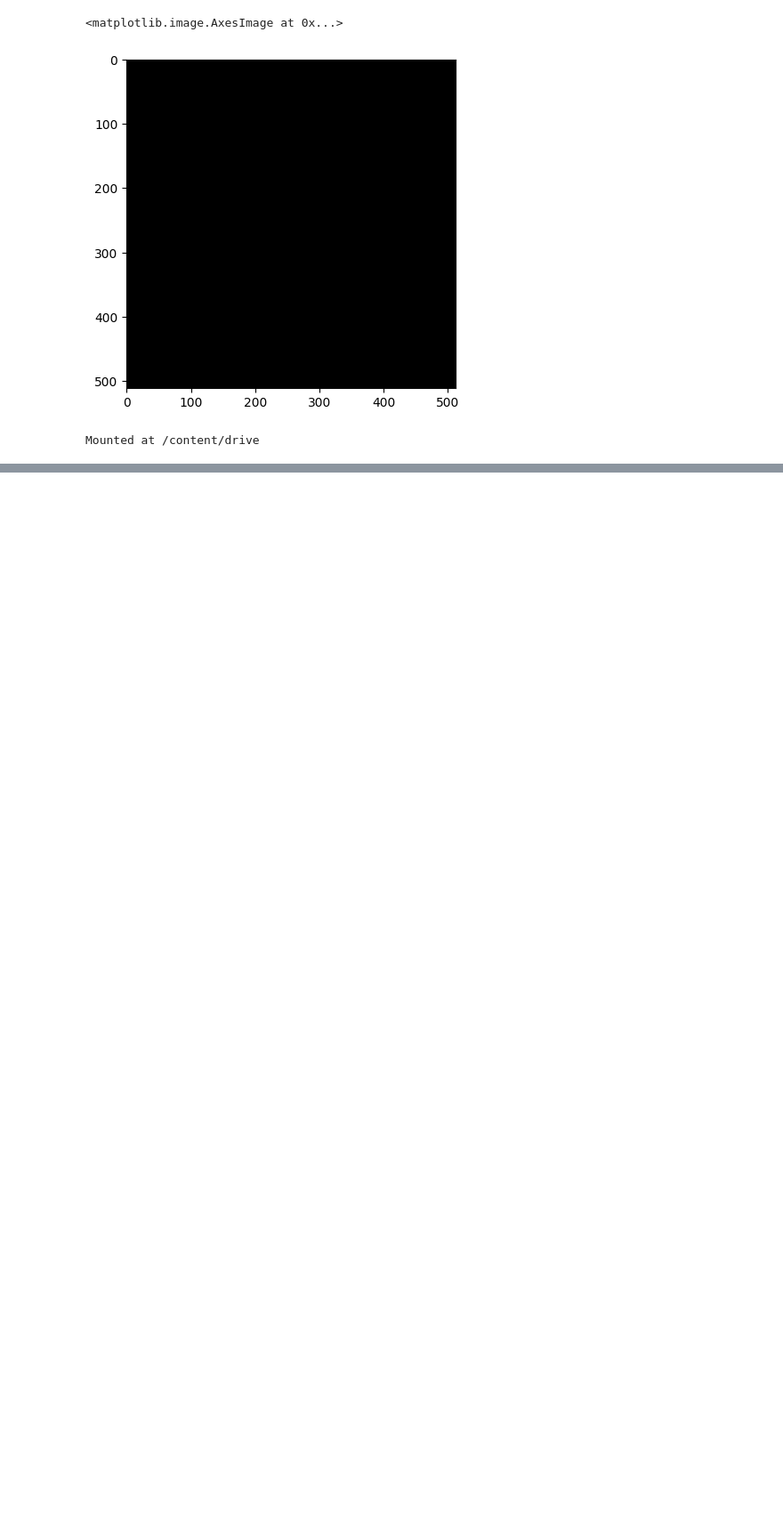
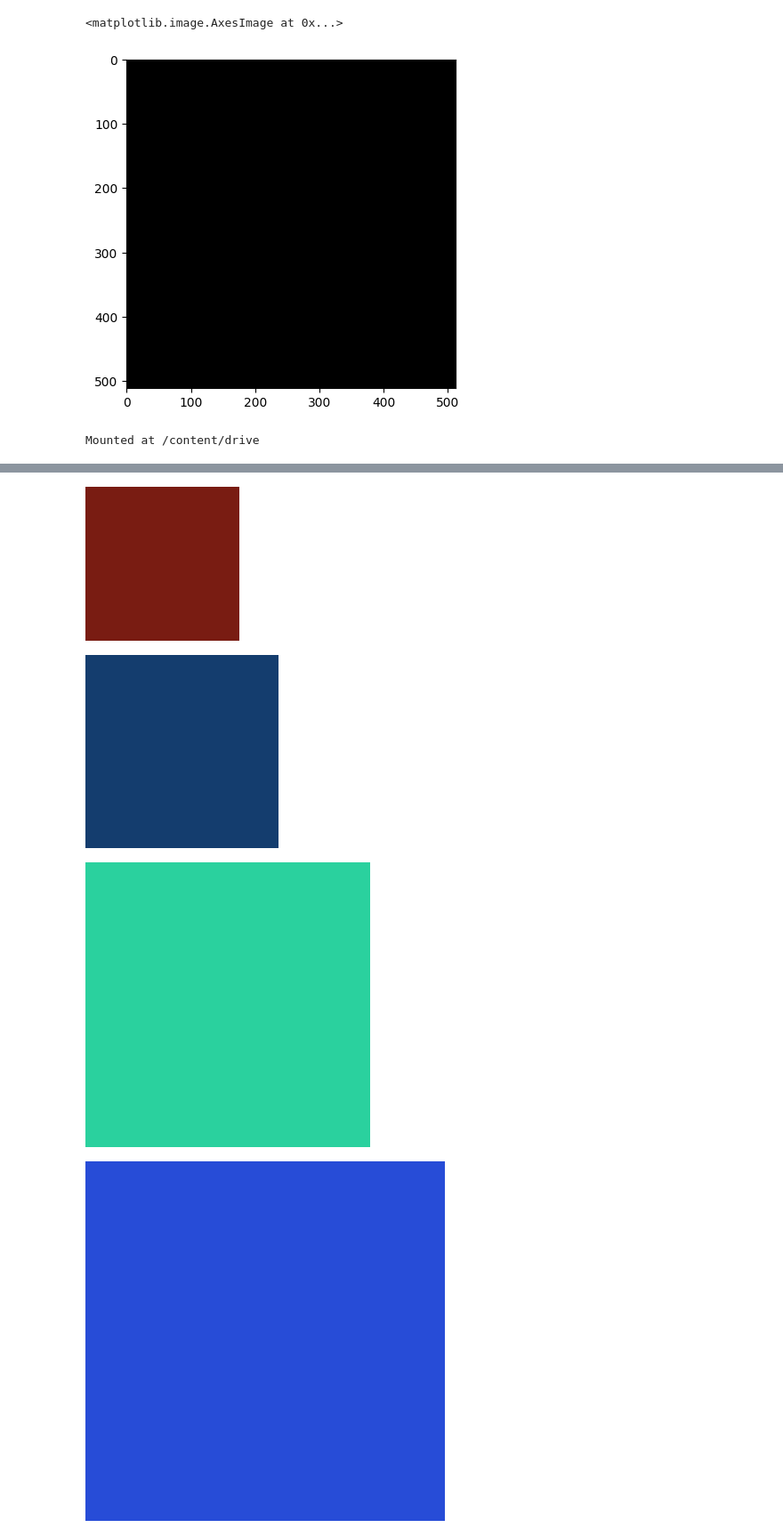
Before and after one commit to Calon-raja-ngoding/PCVK_Ganjil_2026, a Jupyter notebook: Pertemuan_2b.ipynb, the cells around one changed output, grey strips where cells are left out. Shown at 89% size. Cells and saved outputs as stored; diff of their text form; code cells hidden in the pictures; blank space fills up the shorter version.

```diff
--- a/Pertemuan_2b.ipynb
+++ b/Pertemuan_2b.ipynb
@@ -123,0 +204,36 @@ ax.imshow(imgBalik)
+# %%
+import numpy as np
+import matplotlib.pyplot as plt
+import cv2 as cv
+import random as rn
+from google.colab.patches import cv2_imshow
+
+sisi1 = rn.randint(100,200)
+kotak1 = np.zeros(shape=(sisi1,sisi1,3), dtype=np.int16)
+kotak1[:,:] = [rn.randint(0,255),rn.randint(0,255),rn.randint(0,255)]
+
+sisi2 = rn.randint(200,300)
+kotak2 = np.zeros(shape=(sisi2,sisi2,3), dtype=np.int16)
+kotak2[:,:] = [rn.randint(0,255),rn.randint(0,255),rn.randint(0,255)]
+
+sisi3 = rn.randint(300,400)
+kotak3 = np.zeros(shape=(sisi3,sisi3,3), dtype=np.int16)
+kotak3[:,:] = [rn.randint(0,255),rn.randint(0,255),rn.randint(0,255)]
+
+sisi4 = rn.randint(400,500)
+kotak4 = np.zeros(shape=(sisi4,sisi4,3), dtype=np.int16)
+kotak4[:,:] = [rn.randint(0,255),rn.randint(0,255),rn.randint(0,255)]
+
+sisi5 = rn.randint(500,600)
+kotak5 = np.zeros(shape=(sisi5,sisi5,3), dtype=np.int16)
+kotak5[:,:] = [rn.randint(0,255),rn.randint(0,255),rn.randint(0,255)]
+
+hasil = [kotak1,kotak2,kotak3,kotak4,kotak5]
+for kotak in hasil:
+  cv2_imshow(kotak)
+  print('\n')
+# %% [output]
+[figure, added]
+[figure, added]
+[figure, added]
+[figure, added]
```
Also changed, not shown: parts of 7 cells of this notebook.
